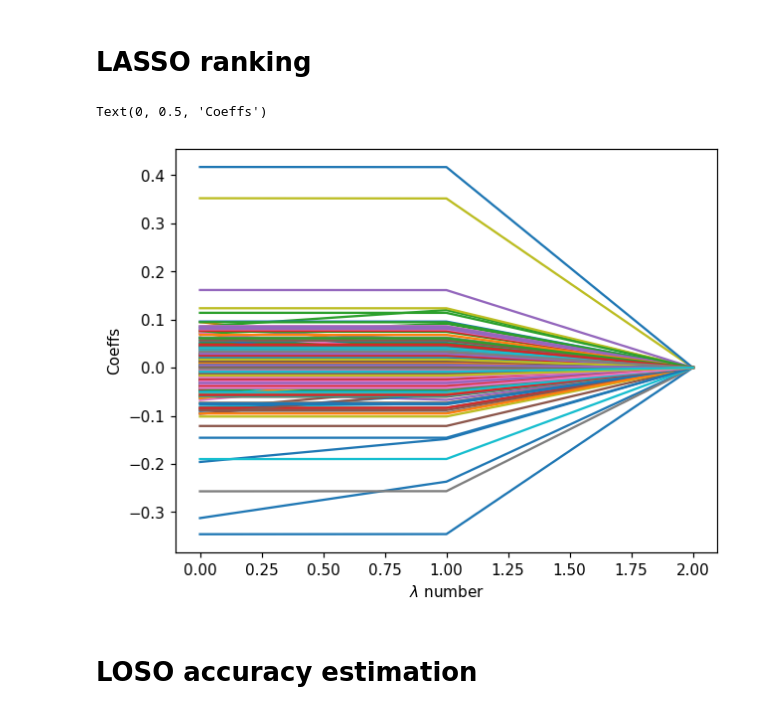
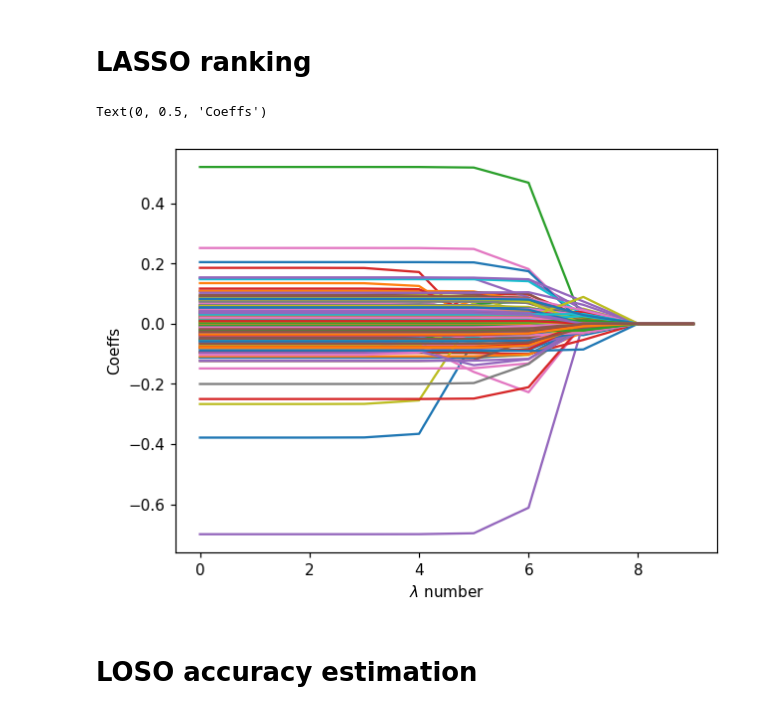
Before and after one commit to vortex2894/speech-emotion-recognition-system, a Jupyter notebook: neutrality-detection-SVM-RBF.ipynb, the cells around one changed output. Drawn from its saved outputs; the diff is of its cells as text; code cells hidden in the pictures.

```diff
--- a/neutrality-detection-SVM-RBF.ipynb
+++ b/neutrality-detection-SVM-RBF.ipynb
@@ -43,7 +43,7 @@ X.columns =  Index([], dtype='object')
 # %% [markdown]
 # Loading Dataset
 # %%
-X, y, ID = data_loader.load_dataset(X_path='data/feature_mfcc_delta_delta_nfft_8192.csv',
-                                    y_path='data/y_labels_feature_mfcc_delta_delta_nfft_8192.csv',
-                                    ID_path='data/IDs_feature_mfcc_delta_delta_nfft_8192.csv')
+X, y, ID = data_loader.load_dataset(X_path='data/2023-11-08/feature_mfcc_34_delta_delta_nfft_4096.csv',
+                                    y_path='data/2023-11-08/y_labels_feature_34_mfcc_delta_delta_nfft_4096.csv',
+                                    ID_path='data/2023-11-08/IDs_feature_mfcc_34_delta_delta_nfft_4096.csv')
 # %% [output]
@@ -79,23 +79,23 @@ y_reg = copy.copy(y_true)
 # %%
 
 Lasso_model = linear_model.Lasso()
-Npt = 3
+Npt = 10
 coeffs = np.zeros((X_norm.shape[1],Npt))
 lambda_ = np.logspace(-12.0, 0.5, Npt)
 i = 0
 for lamb in lambda_:
     Lasso_model = linear_model.Lasso(alpha=lamb, max_iter=20000)
     Lasso_model.fit(X_norm,y_reg)
     coeffs[:,i] = Lasso_model.coef_
     i = i + 1
 
 plt.figure(dpi=110)
 plt.plot(coeffs.T)
 plt.xlabel('$\lambda$ number')
 plt.ylabel('Coeffs')
 # %% [output]
 Text(0, 0.5, 'Coeffs')
-[figure, old version]
+[figure, new version]
 # %%
 Rank_lasso = []
 for i in range(coeffs.shape[1]-1,-1,-1):
```
Also changed, not shown: parts of 16 cells of this notebook, 29 other files.
